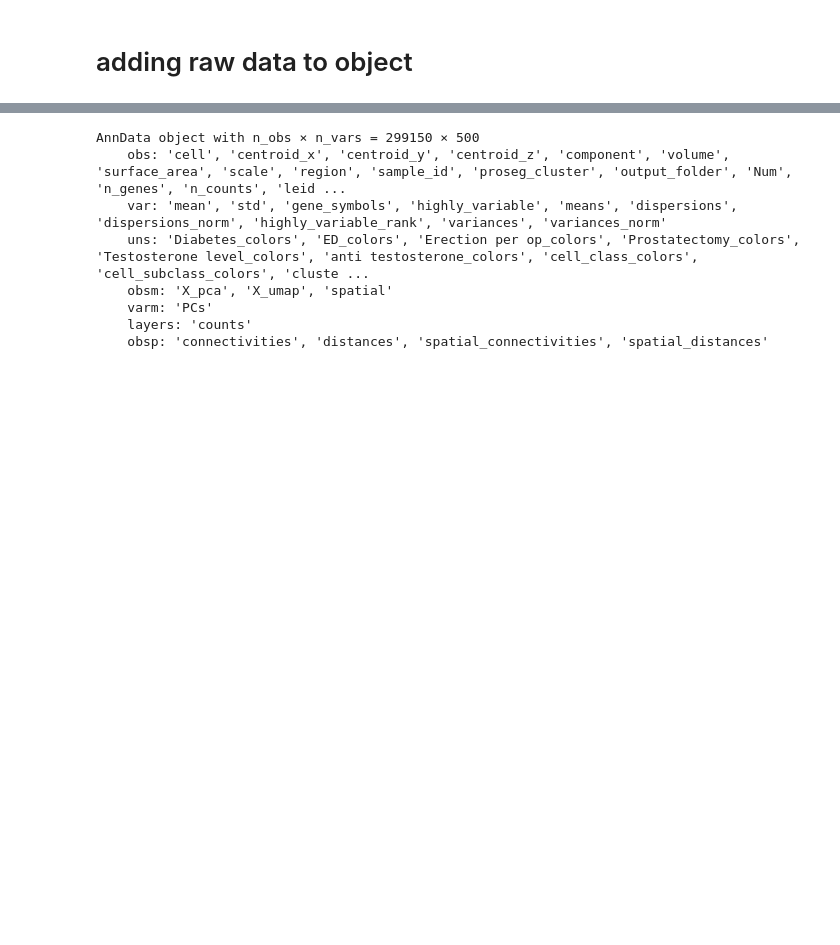
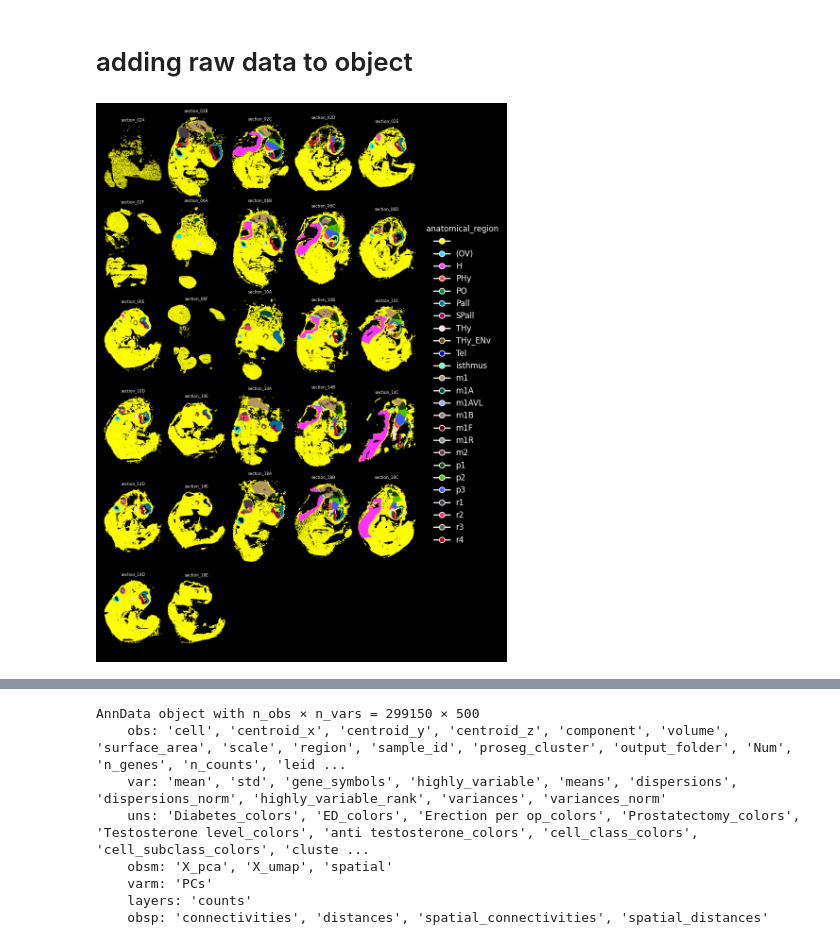
Before and after one commit to christoffermattssonlangseth/MouseDev-reanalysis, a Jupyter notebook: analysis/04-MANA.ipynb, the cells around one changed output, grey strips where cells are left out. Drawn from its saved outputs; the diff is of its cells as text; code cells hidden in the pictures; blank space fills up the shorter version.

```diff
--- a/analysis/04-MANA.ipynb
+++ b/analysis/04-MANA.ipynb
@@ -27,3 +27,19 @@ ad_sub = sc.read_h5ad('/Volumes/processing2/nature-dev-mouse-reanalysis/ad_all_p
+# %%
+# usage
+plot_spatial_compact_fast(
+    ad_sub,
+    color="anatomical_region",
+    groupby="sample_id",
+    spot_size=1,
+    cols=5,
+    height=10,
+    legend_col_width=1.0,
+    background="black",
+    grey_alpha=0.05,
+    #highlight=['4','5']
+)
+# %% [output]
+[figure, added]
 # %%
 # usage
 plot_spatial_compact_fast(
```
Also changed, not shown: parts of 10 cells of this notebook, 3 other files.
